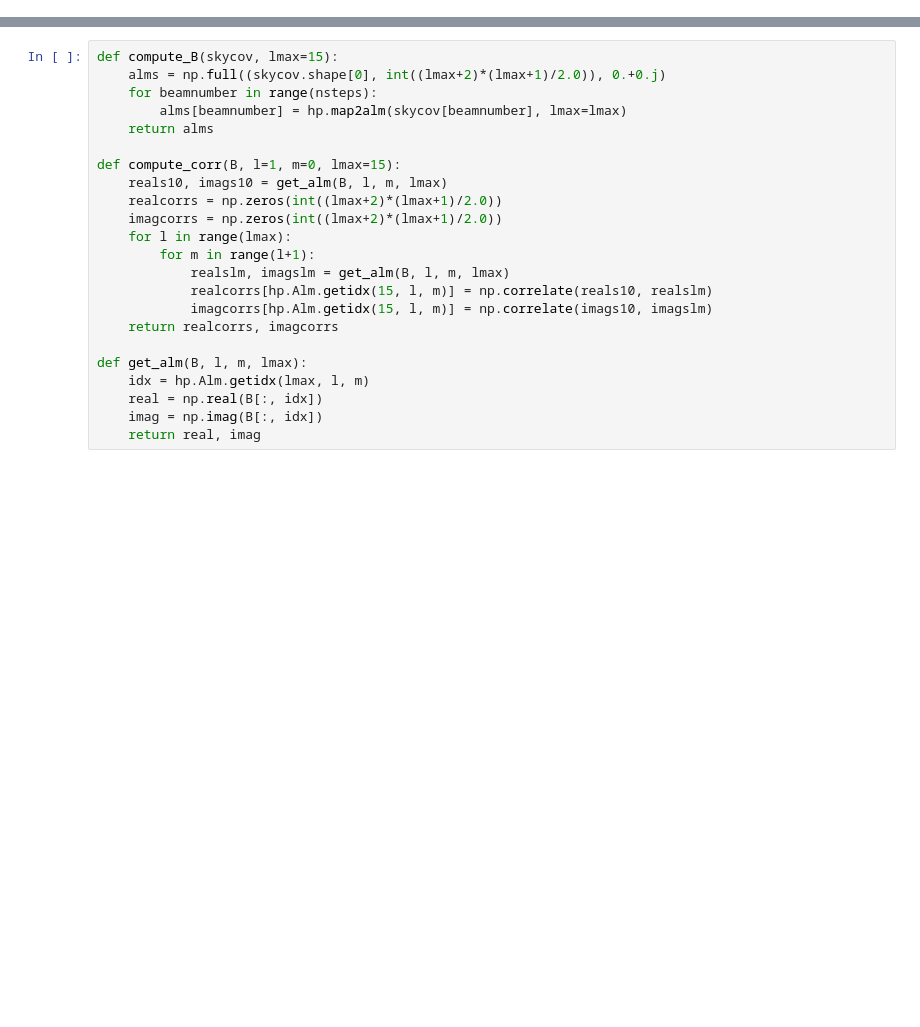
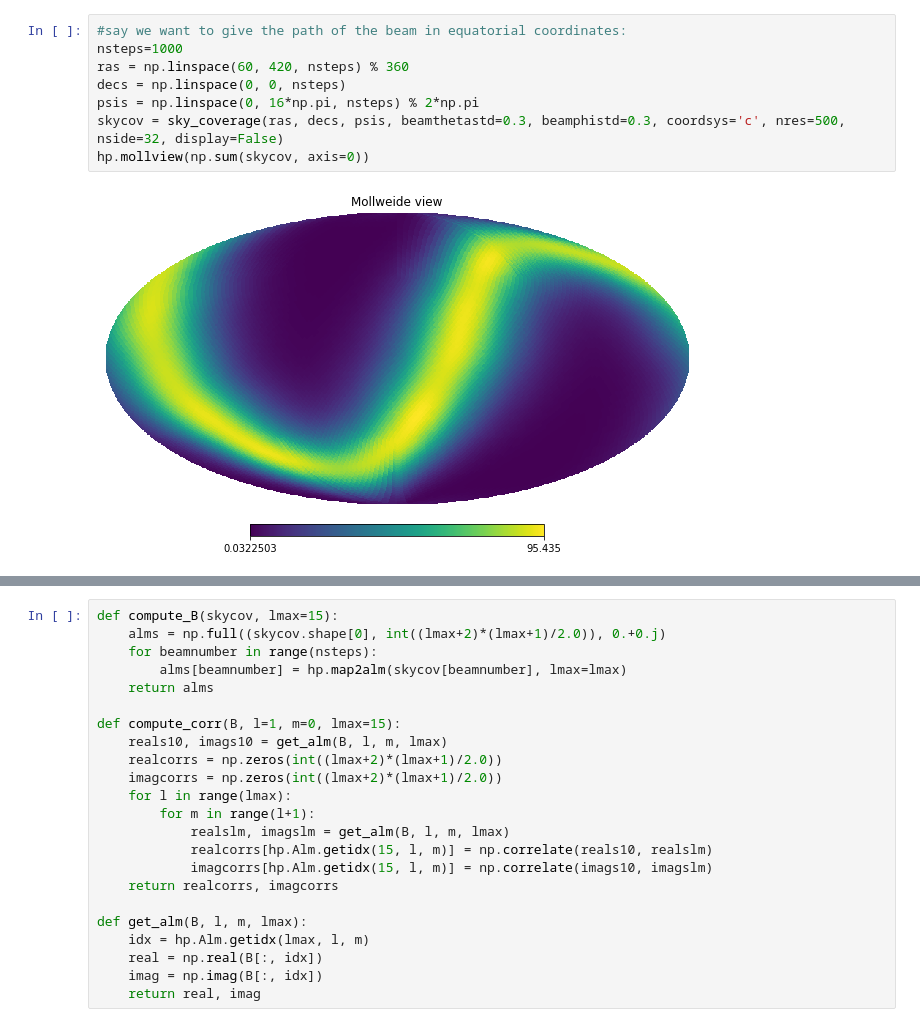
Before and after one commit to joheenc/chic_coupling, a Jupyter notebook: Rotate beam.ipynb, the cells around one changed output, grey strips where cells are left out. Drawn from its saved outputs; the diff is of its cells as text; blank space fills up the shorter version.

```diff
--- a/Rotate beam.ipynb
+++ b/Rotate beam.ipynb
@@ -9 +110,11 @@ warnings.filterwarnings('ignore')
+# %%
+#say we want to give the path of the beam in equatorial coordinates:
+nsteps=1000
+ras = np.linspace(60, 420, nsteps) % 360
+decs = np.linspace(0, 0, nsteps)
+psis = np.linspace(0, 16*np.pi, nsteps) % 2*np.pi
+skycov = sky_coverage(ras, decs, psis, beamthetastd=0.3, beamphistd=0.3, coordsys='c', nres=500, nside=32, display=False)
+hp.mollview(np.sum(skycov, axis=0))
+# %% [output]
+[figure, added]
 # %%
```
Also changed, not shown: parts of 12 cells of this notebook, 2 other files.
